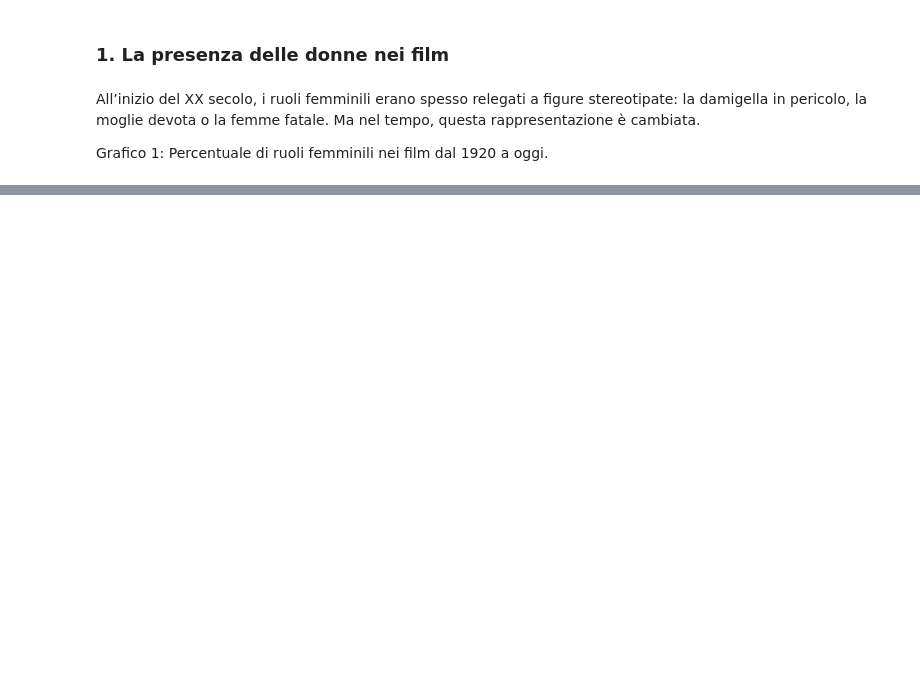
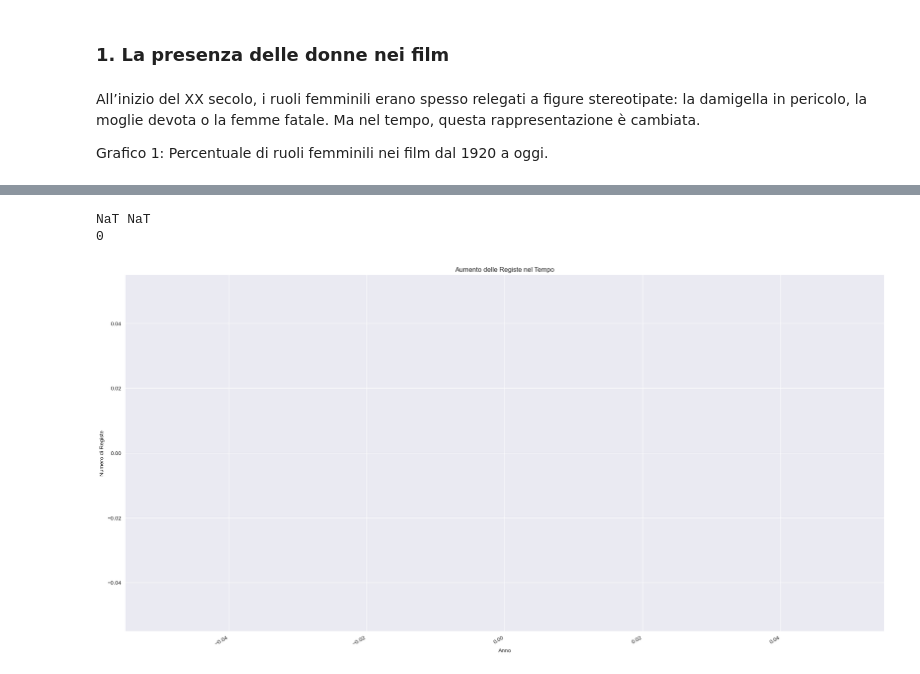
Before and after one commit to DavideGiordano77/MainDirectory, a Jupyter notebook: Solutions/data_visualization.ipynb, the cells around one changed output, grey strips where cells are left out. Drawn from its saved outputs; the diff is of its cells as text; code cells hidden in the pictures; blank space fills up the shorter version.

```diff
--- a/Solutions/data_visualization.ipynb
+++ b/Solutions/data_visualization.ipynb
@@ -59,0 +78,37 @@ plt.show()
+# %%
+# Assicurati che la colonna 'date' sia in formato datetime (se non lo è già)
+movies['date'] = pd.to_datetime(movies['date'], errors='coerce')
+
+
+# Filtriamo per le registe femmine
+female_directors = crew[(crew["role"] == "director") & (crew["name"].apply(is_female))]
+
+# Uniamo il dataframe delle registe con i film per ottenere gli anni
+female_directors_with_year = female_directors.merge(movies[['id', 'date']], on='id', how='left')
+
+# Rimuoviamo righe con valori nulli nell'anno dopo la merge
+female_directors_with_year = female_directors_with_year.dropna(subset=['date'])
+
+# Raggruppiamo per anno e contiamo il numero di registe per ogni anno
+female_directors_by_year = female_directors_with_year.groupby("date")["name"].nunique()
+
+# Verifica il range degli anni
+print(female_directors_with_year['date'].min(), female_directors_with_year['date'].max())
+
+# Verifica quanti valori mancanti ci sono nella colonna 'year'
+print(female_directors_with_year['date'].isnull().sum())
+
+
+# Creiamo un grafico a linee per il numero di registe nel tempo
+plt.figure(figsize=(20, 10))
+female_directors_by_year.plot(kind="line", marker='o', color='pink')
+plt.title("Aumento delle Registe nel Tempo")
+plt.xlabel("Anno")
+plt.ylabel("Numero di Registe")
+plt.grid(True)
+plt.tight_layout()
+plt.show()
+# %% [output]
+NaT NaT
+0
+[figure, added]
```
Also changed, not shown: parts of 4 cells of this notebook, 2 other files.
